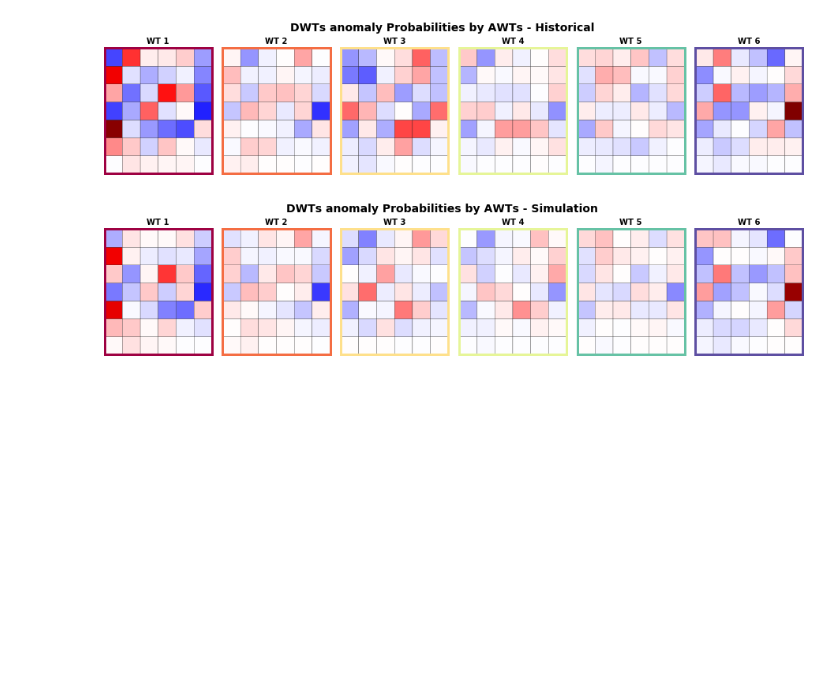
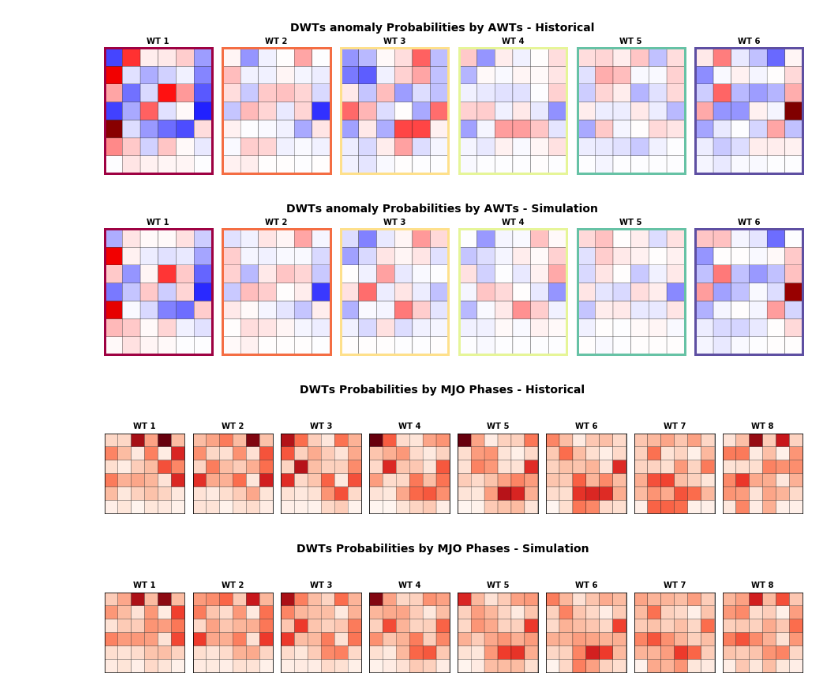
Before and after one commit to ripolln/teslakit, a Jupyter notebook: notebooks/KWAJALEIN/02_MetOcean_emulator/11_SLP_ESTELA_ALR_Covariates.ipynb, the cells around one changed output. Cells and saved outputs as stored; diff of their text form; code cells hidden in the pictures; blank space fills up the shorter version.

```diff
--- a/notebooks/KWAJALEIN/02_MetOcean_emulator/11_SLP_ESTELA_ALR_Covariates.ipynb
+++ b/notebooks/KWAJALEIN/02_MetOcean_emulator/11_SLP_ESTELA_ALR_Covariates.ipynb
@@ -405,3 +364,33 @@ Plot_Probs_WT_WT_anomaly(
 # %% [output]
 [figure]
 [figure]
+# %%
+# Plot MJO phases / DWTs Probabilities
+
+# num. MJO phases and DWTs
+MJO_ncs = 8
+DWT_ncs = 36
+
+# Plot MJO/DWTs Probs - historical
+MJO_hist, DWT_hist = db.Load_MJO_DWTs_Plots_hist()
+MJO_phase = MJO_hist.phase.values[:]
+DWT_bmus =  DWT_hist.bmus.values[:]
+
+Plot_Probs_WT_WT(
+    MJO_phase, DWT_bmus, MJO_ncs, DWT_ncs,
+    wt_colors=False, ttl='DWTs Probabilities by MJO Phases - Historical'
+);
+
+
+# Plot MJO/DWTs sim - simulated
+MJO_sim, DWT_sim = db.Load_MJO_DWTs_Plots_sim(n_sim=0)
+MJO_phase = MJO_sim.phase.values[:]
+DWT_bmus = DWT_sim.bmus.values[:]
+
+Plot_Probs_WT_WT(
+    MJO_phase, DWT_bmus, MJO_ncs, DWT_ncs,
+    wt_colors=False, ttl = 'DWTs Probabilities by MJO Phases - Simulation'
+);
+# %% [output]
+[figure, added]
+[figure, added]
```
Also changed, not shown: parts of 6 cells of this notebook.
